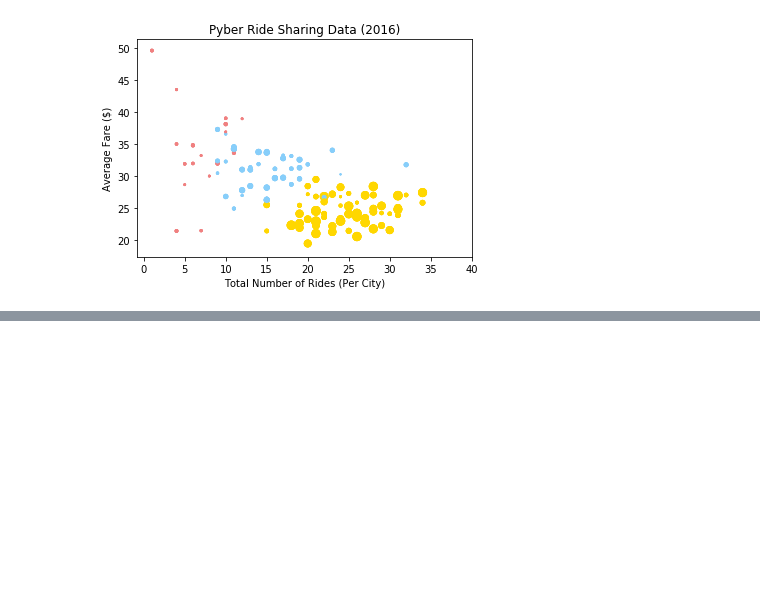
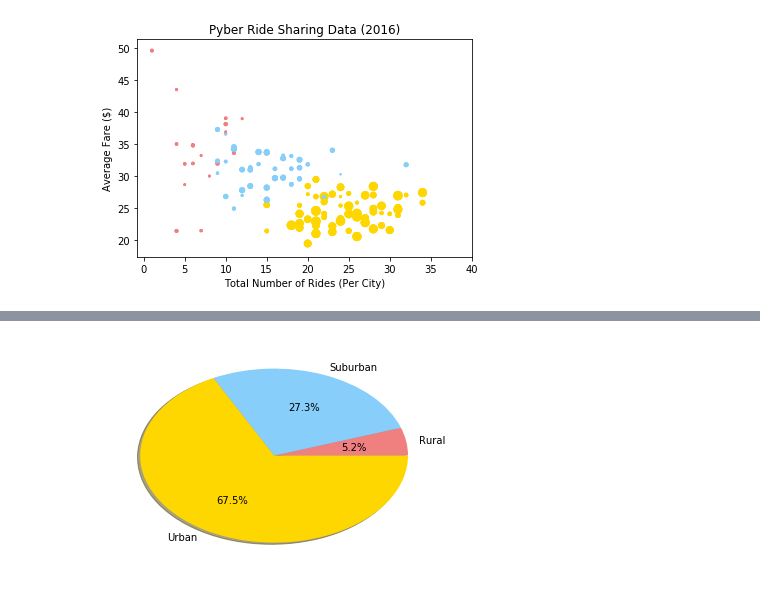
Before and after one commit to wendywalsh/Matplotlib_viz, a Jupyter notebook: Instructions/Pyber/Pyber_Walsh.ipynb, the cells around one changed output, grey strips where cells are left out. Drawn from its saved outputs; the diff is of its cells as text; code cells hidden in the pictures; blank space fills up the shorter version.

```diff
--- a/Instructions/Pyber/Pyber_Walsh.ipynb
+++ b/Instructions/Pyber/Pyber_Walsh.ipynb
@@ -113,0 +156,6 @@ plt.show()
+# %%
+#% of Total Rides by City Type
+pie_rides = grouped.groupby("type").agg({"No. of rides":"sum"})
+total_rides=pie_rides["No. of rides"]/pie_rides["No. of rides"].sum()
+pie_rides["Total Rides"]= total_rides
+pie_rides
@@ -113,0 +168,9 @@ plt.show()
+# %%
+labels =["Rural","Suburban","Urban"]
+size = pie_rides["Total Rides"]
+color =["lightcoral","lightskyblue","gold"]
+explode = [0,0,0]
+plt.pie(size, explode=explode, labels=labels, colors=color, autopct="%1.1f%%",shadow = True, startangle =360)
+plt.show()
+# %% [output]
+[figure, added]
```
Also changed, not shown: parts of 7 cells of this notebook.
